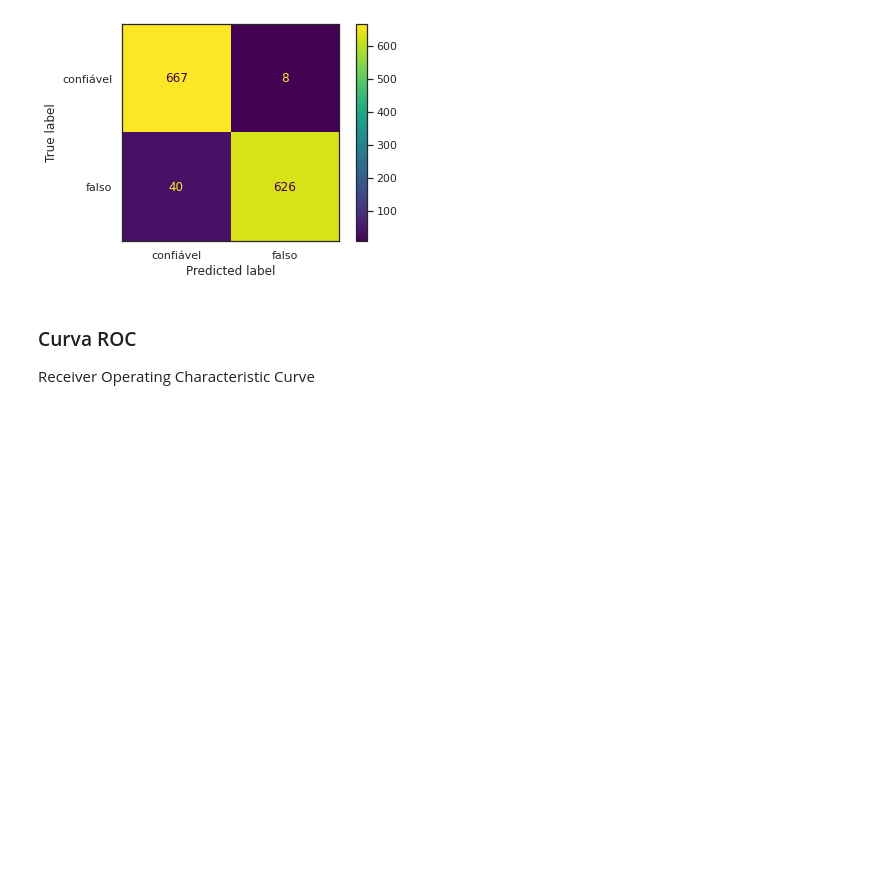
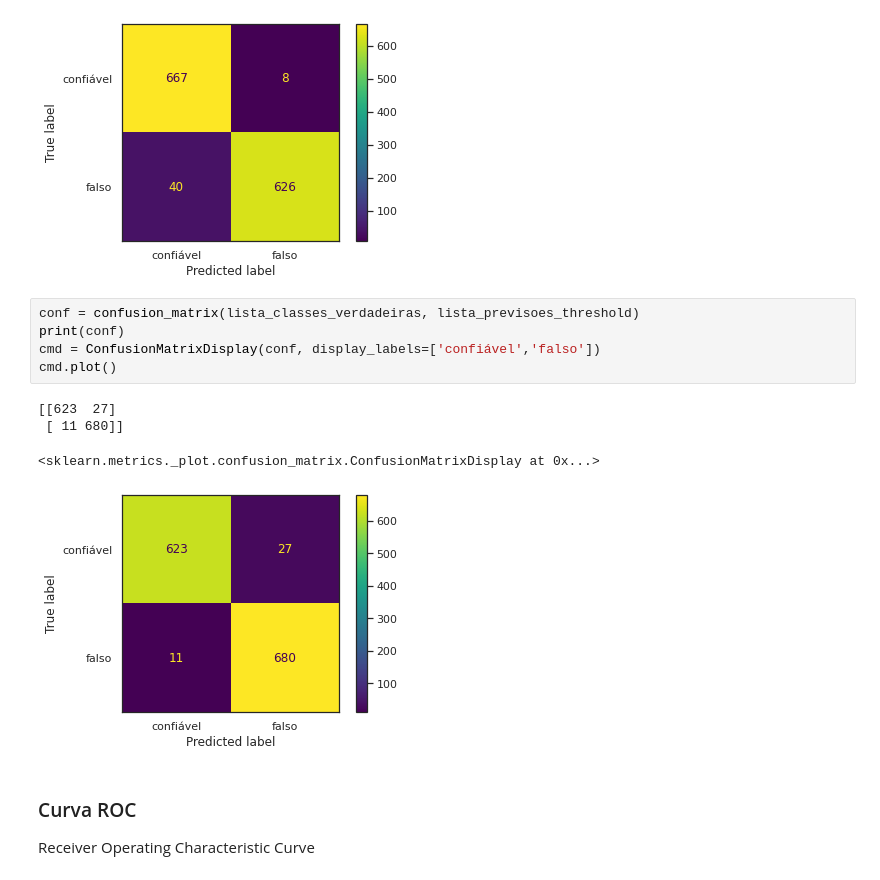
Before and after one commit to caesarcc/pucminas-tcc-fake-news-detection, a Jupyter notebook: passo05_teste_do_modelo_treinado.ipynb, the cells around one changed output. Drawn from its saved outputs; the diff is of its cells as text; blank space fills up the shorter version.

```diff
--- a/passo05_teste_do_modelo_treinado.ipynb
+++ b/passo05_teste_do_modelo_treinado.ipynb
@@ -135,6 +139,16 @@ cmd.plot()
  [ 40 626]]
 <sklearn.metrics._plot.confusion_matrix.ConfusionMatrixDisplay at 0x...>
 [figure]
+# %%
+conf = confusion_matrix(lista_classes_verdadeiras, lista_previsoes_threshold)
+print(conf)
+cmd = ConfusionMatrixDisplay(conf, display_labels=['confiável','falso'])
+cmd.plot()
+# %% [output]
+[[623  27]
+ [ 11 680]]
+<sklearn.metrics._plot.confusion_matrix.ConfusionMatrixDisplay at 0x...>
+[figure, added]
 # %% [markdown]
 ### Curva ROC
 Receiver Operating Characteristic Curve
```
Also changed, not shown: parts of 4 cells of this notebook.
